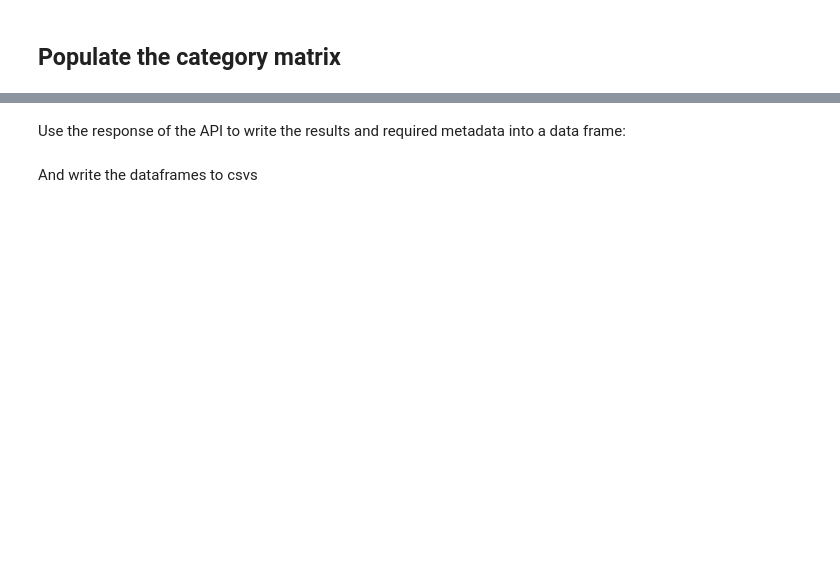
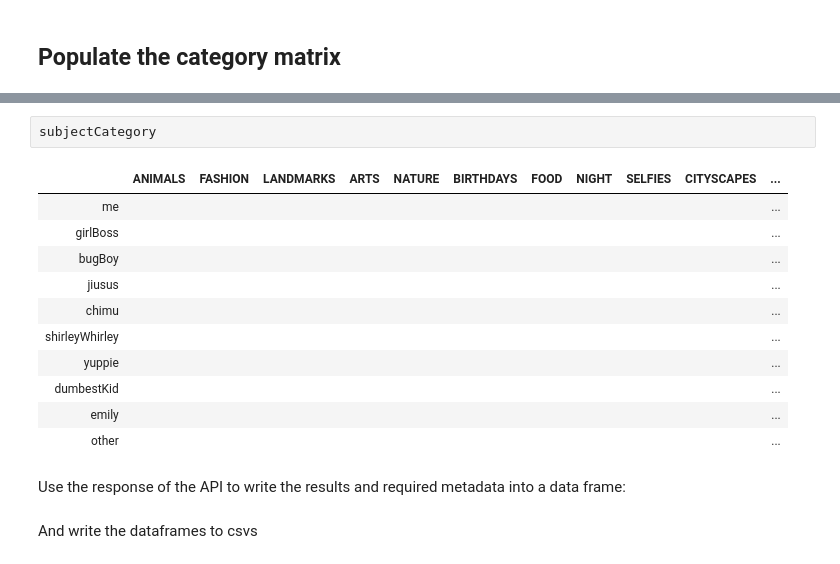
Before and after one commit to AndyFlury13/GPAnalyzer, a Jupyter notebook: scripts/Google_API.ipynb, the cells around one changed output, grey strips where cells are left out. Drawn from its saved outputs; the diff is of its cells as text; blank space fills up the shorter version.

```diff
--- a/scripts/Google_API.ipynb
+++ b/scripts/Google_API.ipynb
@@ -564,3 +558,17 @@ takerSubjectMatrix
+# %%
+subjectCategory
+# %% [output]
+|  | ANIMALS | FASHION | LANDMARKS | ARTS | NATURE | BIRTHDAYS | FOOD | NIGHT | SELFIES | CITYSCAPES | ... |
+| me |  |  |  |  |  |  |  |  |  |  | ... |
+| girlBoss |  |  |  |  |  |  |  |  |  |  | ... |
+| bugBoy |  |  |  |  |  |  |  |  |  |  | ... |
+| jiusus |  |  |  |  |  |  |  |  |  |  | ... |
+| chimu |  |  |  |  |  |  |  |  |  |  | ... |
+| shirleyWhirley |  |  |  |  |  |  |  |  |  |  | ... |
+| yuppie |  |  |  |  |  |  |  |  |  |  | ... |
+| dumbestKid |  |  |  |  |  |  |  |  |  |  | ... |
+| emily |  |  |  |  |  |  |  |  |  |  | ... |
+| other |  |  |  |  |  |  |  |  |  |  | ... |
 # %% [markdown]
 Use the response of the API to write the results and required metadata into a data frame:
 # %% [markdown]
```
Also changed, not shown: parts of 9 cells of this notebook, 2 other files.
